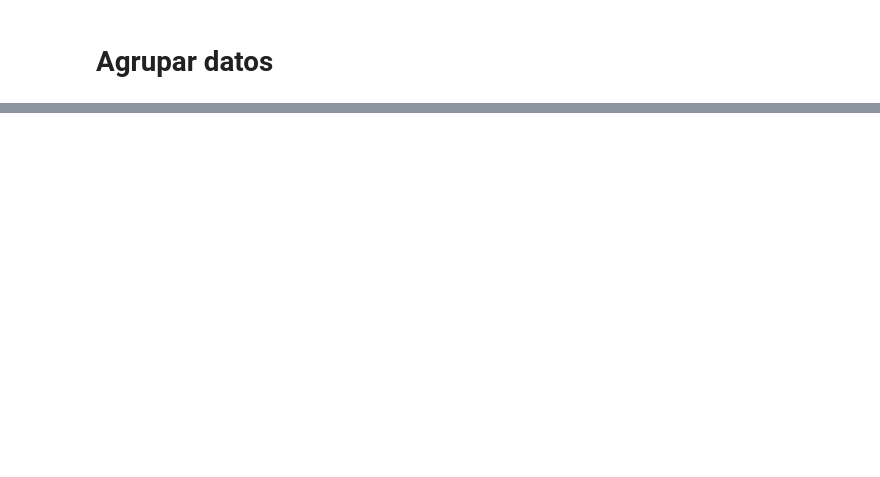
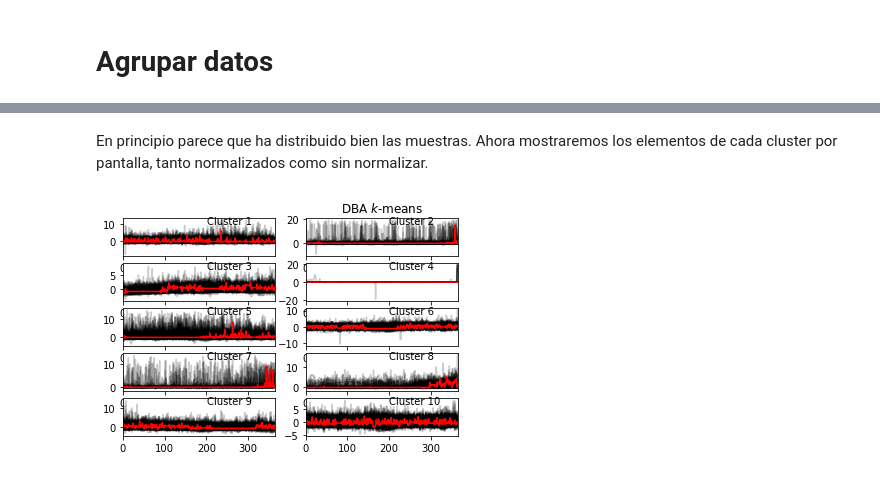
Before and after one commit to Qaraqororum/datatlon_cajamar, a Jupyter notebook: script exploración.ipynb, the cells around one changed output, grey strips where cells are left out. Cells and saved outputs as stored; diff of their text form; code cells hidden in the pictures; blank space fills up the shorter version.

```diff
--- a/script exploración.ipynb
+++ b/script exploración.ipynb
@@ -78,4 +167,5 @@ from tslearn.preprocessing import TimeSeriesScalerMeanVariance, TimeSeriesResamp
 scaler = TimeSeriesScalerMeanVariance()
 ts_norm = scaler.fit_transform(ts)
 
-X_train, X_test, ind_train, ind_test = train_test_split(ts_norm, range(len(ts_norm)), test_size=0.8)
+X_train, X_test, ind_train, ind_test, ids_train, ids_test = train_test_split(ts_norm, range(len(ts_norm)),
+                                                                             ids, test_size=0.8)
@@ -92,3 +186,4 @@ y = np.concatenate([y_train, y_test])
 # %%
+n = 10
 for yi in range(n):
     print(sum(y == yi))
@@ -94,0 +201,15 @@ for yi in range(n):
+# %% [markdown]
+En principio parece que ha distribuido bien las muestras. Ahora mostraremos los elementos de cada cluster por pantalla, tanto normalizados como sin normalizar.
+# %%
+for yi in range(n):
+    plt.subplot(int(n/2), 2, yi+1)
+    for xx in X_test[yi == y_test]:
+        plt.plot(xx.ravel(), "k-", alpha=.2)
+    plt.plot(km.cluster_centers_[yi].ravel(), "r-")
+    plt.xlim(0, 365)
+    plt.text(0.55, 0.85,'Cluster %d' % (yi + 1),
+             transform=plt.gca().transAxes)
+    if yi == 1:
+        plt.title("DBA $k$-means")
+# %% [output]
+[figure, added]
```
Also changed, not shown: parts of 31 cells of this notebook.
